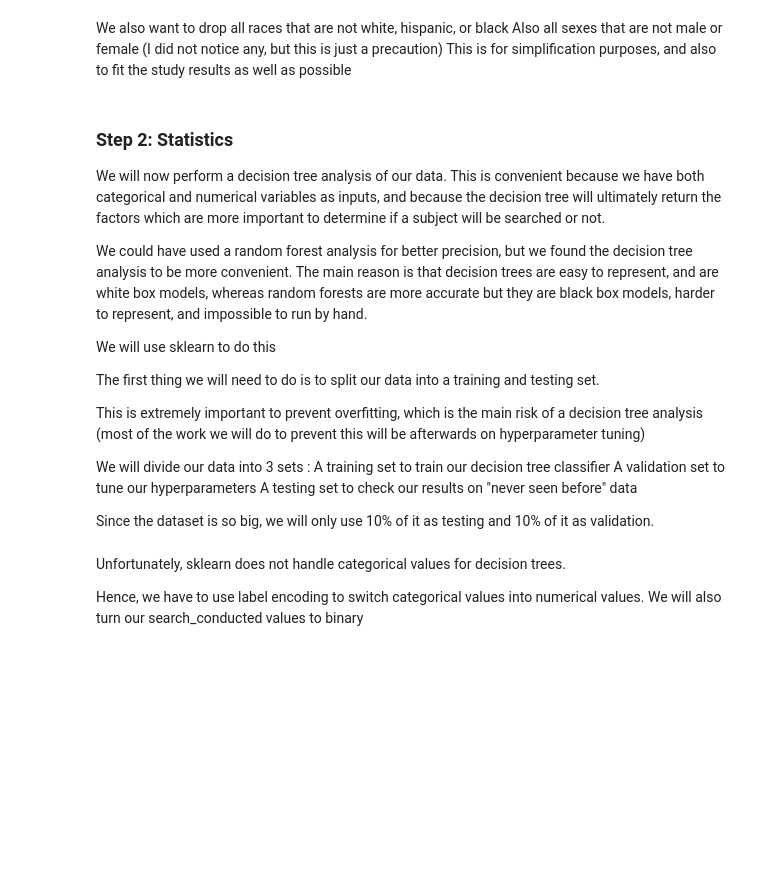
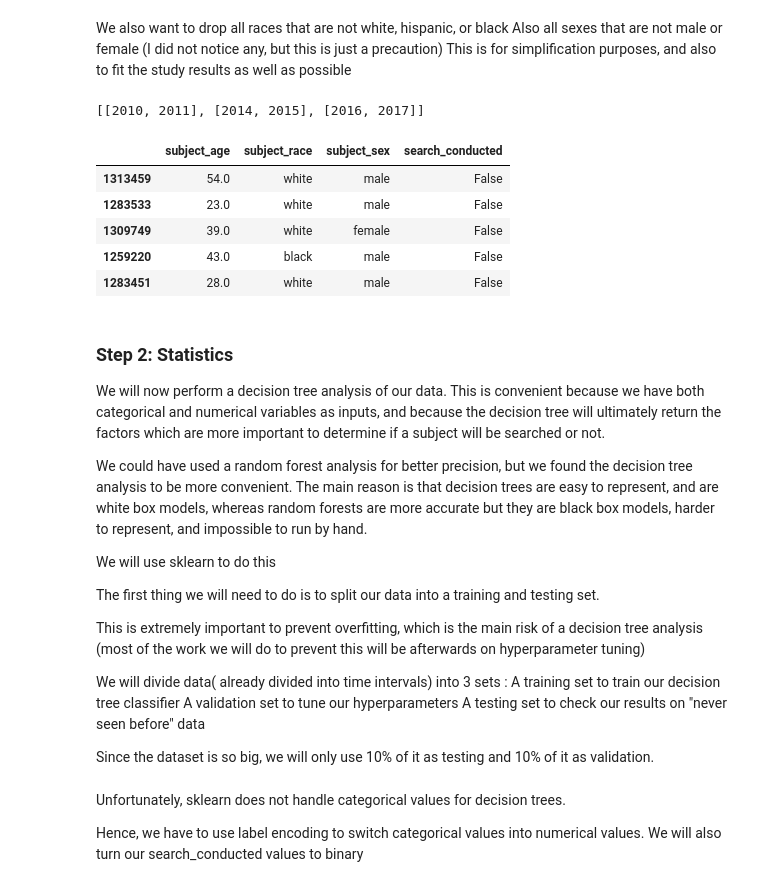
Before and after one commit to epfl-ada/ada-2020-project-milestone-p3-p3_devilllino, a Jupyter notebook: milestone_4.ipynb, the cells around one changed output. Cells and saved outputs as stored; diff of their text form; code cells hidden in the pictures; blank space fills up the shorter version.

```diff
--- a/milestone_4.ipynb
+++ b/milestone_4.ipynb
@@ -124,3 +132,10 @@ wa_reduced['year']=(date_.year() for date_ in wa_reduced.date)
+# %%
+wa_reduced_year=[]
+for date_ in wa_reduced.date:
+    wa_reduced_year.append(date_.year)
+wa_reduced['year']=wa_reduced_year
+# %%
+wa_reduced=wa_reduced.loc[:,['year','subject_age','subject_race','subject_sex','search_conducted']]
 # %% [markdown]
 We also want to drop all races that are not white, hispanic, or black
 Also all sexes that are not male or female (I did not notice any, but this is just a precaution)
@@ -134,8 +149,8 @@ def intervals_from_dataframe(dataframe, legislation_date, drop_element):
 
     #As the dataframe is sorted the year of the first element and the year of the last element
     #should respectively be the first and the last year of the dataset
-    begin_year=dataframe.date.iloc[0].year
-    end_year=dataframe.date.iloc[-1].year
+    begin_year=dataframe.year.iloc[0]
+    end_year=dataframe.year.iloc[-1]
 
     #We first create a linear range without the borders
     year_range=np.arange(begin_year+1,end_year,1)
@@ -170,4 +185,7 @@ def prep_from_time_intervals(dataframe,time_intervals):
     return dataframes
 # %%
 time_intervals=intervals_from_dataframe(wa_reduced, wa_legalization_year, 0)
+time_intervals
+# %% [output]
+[[2010, 2011], [2014, 2015], [2016, 2017]]
 # %%
@@ -175,3 +193,12 @@ wa_collection=prep_from_time_intervals(wa_reduced, time_intervals)
+# %%
+wa_collection[0].head()
+# %% [output]
+|  | subject_age | subject_race | subject_sex | search_conducted |
+| 1313459 | 54.0 | white | male | False |
+| 1283533 | 23.0 | white | male | False |
+| 1309749 | 39.0 | white | female | False |
+| 1259220 | 43.0 | black | male | False |
+| 1283451 | 28.0 | white | male | False |
 # %% [markdown]
 ### **Step 2**: Statistics
 
@@ -185,7 +212,7 @@ The first thing we will need to do is to split our data into a training and test
 
 This is extremely important to prevent overfitting, which is the main risk of a decision tree analysis (most of the work we will do to prevent this will be afterwards on hyperparameter tuning)
 
-We will divide our data into 3 sets :
+We will divide data( already divided into time intervals) into 3 sets :
 A training set to train our decision tree classifier
 A validation set to tune our hyperparameters
 A testing set to check our results on "never seen before" data
```
Also changed, not shown: parts of 43 cells of this notebook.
